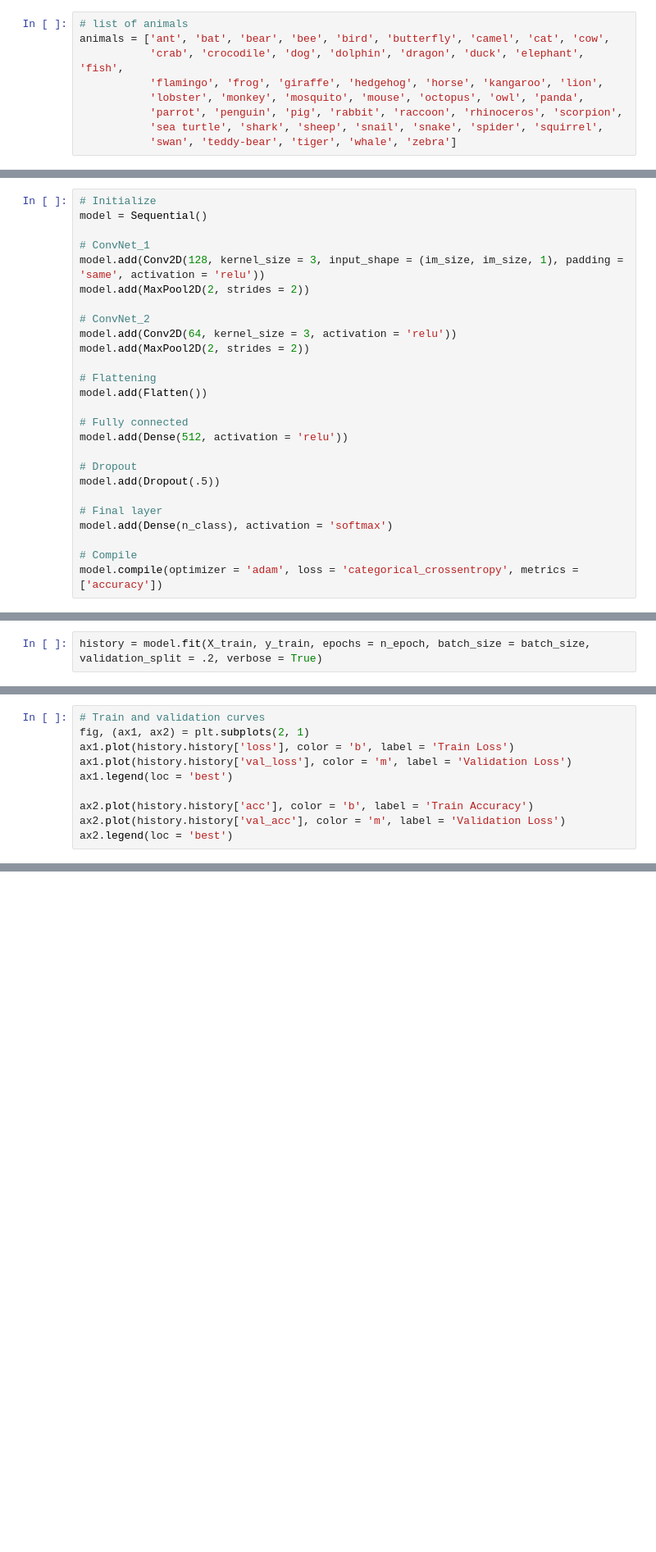
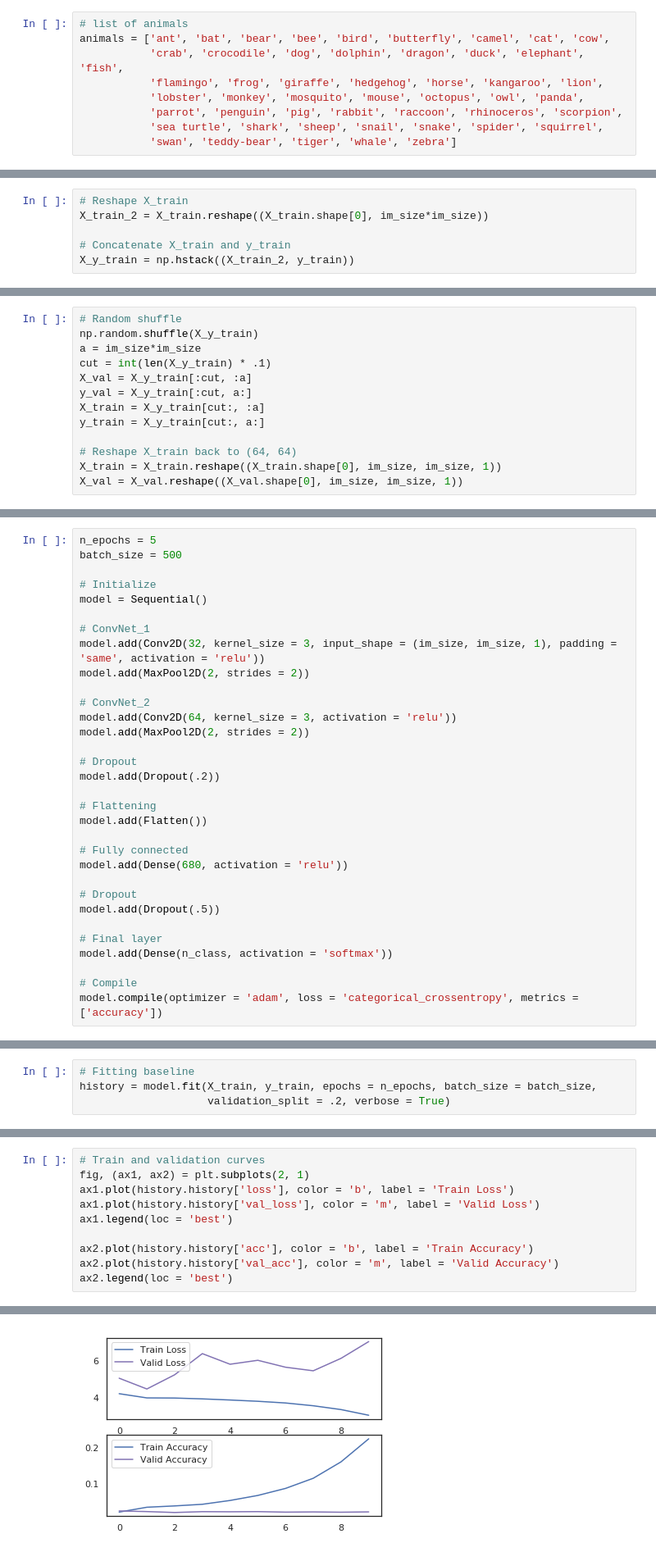
Before and after one commit to jjone36/Colab, a Jupyter notebook: 96_cnn_Doodle.ipynb, the cells around one changed output, grey strips where cells are left out. Shown at 82% size. Drawn from its saved outputs; the diff is of its cells as text; blank space fills up the shorter version.

```diff
--- a/96_cnn_Doodle.ipynb
+++ b/96_cnn_Doodle.ipynb
@@ -228 +341,7 @@ X = am_2.drawing.apply(draw_to_img)
+# %%
+# Reshape X_train
+X_train_2 = X_train.reshape((X_train.shape[0], im_size*im_size))
+
+# Concatenate X_train and y_train
+X_y_train = np.hstack((X_train_2, y_train))
 # %% [markdown]
@@ -232,0 +349,13 @@ batch_size = 512
+# %%
+# Random shuffle
+np.random.shuffle(X_y_train)
+a = im_size*im_size
+cut = int(len(X_y_train) * .1)
+X_val = X_y_train[:cut, :a]
+y_val = X_y_train[:cut, a:]
+X_train = X_y_train[cut:, :a]
+y_train = X_y_train[cut:, a:]
+
+# Reshape X_train back to (64, 64)
+X_train = X_train.reshape((X_train.shape[0], im_size, im_size, 1))
+X_val = X_val.reshape((X_val.shape[0], im_size, im_size, 1))
@@ -233,26 +379,32 @@ batch_size = 512
 # %%
+n_epochs = 5
+batch_size = 500
+
 # Initialize
 model = Sequential()
 
 # ConvNet_1
-model.add(Conv2D(128, kernel_size = 3, input_shape = (im_size, im_size, 1), padding = 'same', activation = 'relu'))
+model.add(Conv2D(32, kernel_size = 3, input_shape = (im_size, im_size, 1), padding = 'same', activation = 'relu'))
 model.add(MaxPool2D(2, strides = 2))
 
 # ConvNet_2
 model.add(Conv2D(64, kernel_size = 3, activation = 'relu'))
 model.add(MaxPool2D(2, strides = 2))
 
+# Dropout
+model.add(Dropout(.2))
+
 # Flattening
 model.add(Flatten())
 
 # Fully connected
-model.add(Dense(512, activation = 'relu'))
+model.add(Dense(680, activation = 'relu'))
 
 # Dropout
 model.add(Dropout(.5))
 
 # Final layer
-model.add(Dense(n_class), activation = 'softmax')
+model.add(Dense(n_class, activation = 'softmax'))
 
 # Compile
 model.compile(optimizer = 'adam', loss = 'categorical_crossentropy', metrics = ['accuracy'])
@@ -270,4 +443,6 @@ reducer = ReduceLROnPlateau(monitor = 'val_acc',
 
 callbacks = [stopper, reducer]
 # %%
-history = model.fit(X_train, y_train, epochs = n_epoch, batch_size = batch_size, validation_split = .2, verbose = True)
+# Fitting baseline
+history = model.fit(X_train, y_train, epochs = n_epochs, batch_size = batch_size,
+                    validation_split = .2, verbose = True)
@@ -279,9 +472,10 @@ history.history['loss']
 # Train and validation curves
 fig, (ax1, ax2) = plt.subplots(2, 1)
 ax1.plot(history.history['loss'], color = 'b', label = 'Train Loss')
-ax1.plot(history.history['val_loss'], color = 'm', label = 'Validation Loss')
+ax1.plot(history.history['val_loss'], color = 'm', label = 'Valid Loss')
 ax1.legend(loc = 'best')
 
 ax2.plot(history.history['acc'], color = 'b', label = 'Train Accuracy')
-ax2.plot(history.history['val_acc'], color = 'm', label = 'Validation Loss')
+ax2.plot(history.history['val_acc'], color = 'm', label = 'Valid Accuracy')
 ax2.legend(loc = 'best')
+# %% [output]
@@ -287,0 +483 @@ ax2.legend(loc = 'best')
+[figure, added]
```
Also changed, not shown: parts of 106 cells of this notebook.
